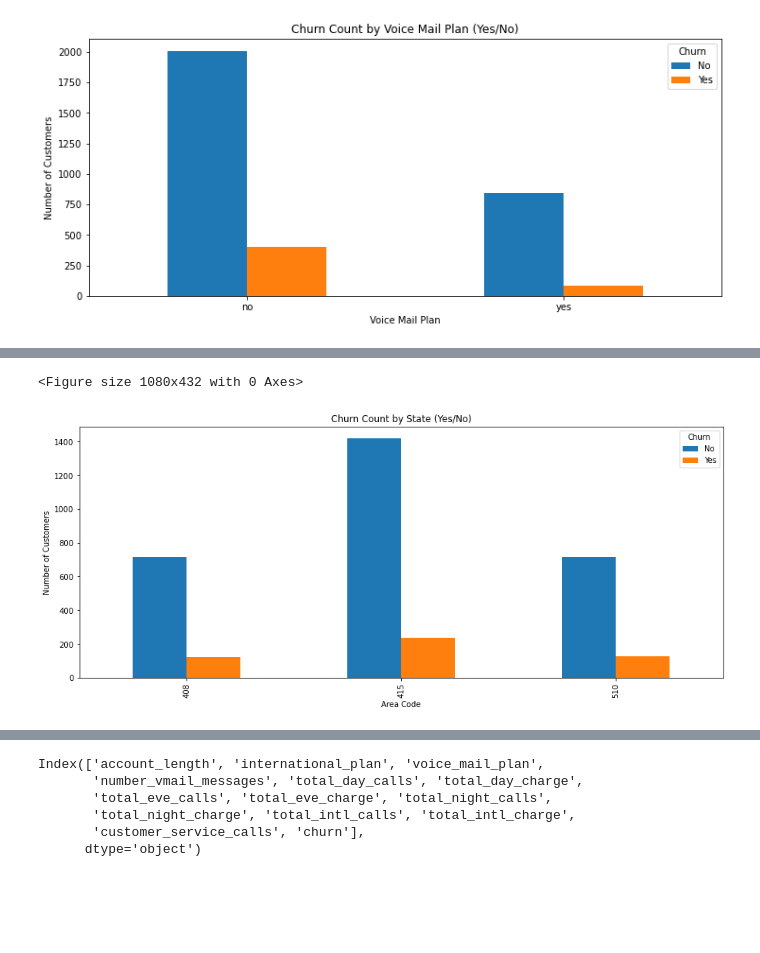
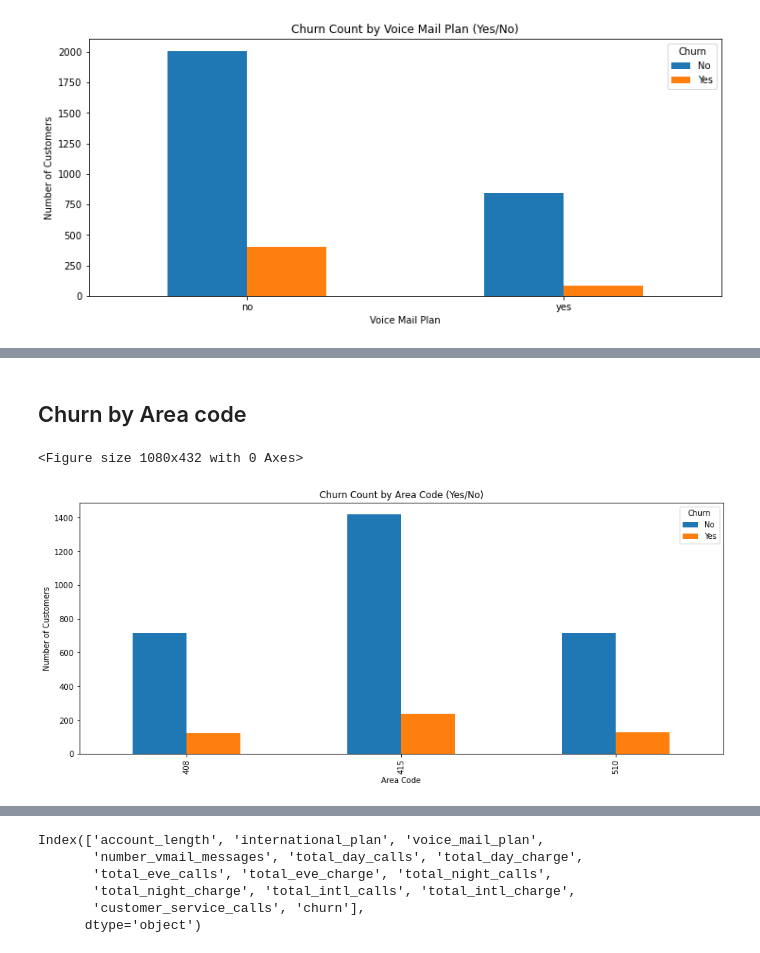
Before and after one commit to ianbett-hub/Phase-3-Project, a Jupyter notebook: dsc-phase-3-project.ipynb, the cells around one changed output, grey strips where cells are left out. Drawn from its saved outputs; the diff is of its cells as text; code cells hidden in the pictures; blank space fills up the shorter version.

```diff
--- a/dsc-phase-3-project.ipynb
+++ b/dsc-phase-3-project.ipynb
@@ -342,16 +354,18 @@ plt.show()
+# %% [markdown]
+## Churn by Area code
 # %%
 # Grouping by Area Code
 churn_by_area_code = df.groupby(['area_code', 'churn']).size().unstack()
 
 # Plot
 plt.figure(figsize=(15, 6))
 churn_by_area_code.plot(kind='bar', figsize=(15, 6))
 plt.xlabel("Area Code")
 plt.ylabel("Number of Customers")
-plt.title("Churn Count by State (Yes/No)")
+plt.title("Churn Count by Area Code (Yes/No)")
 plt.legend(title="Churn", labels=["No", "Yes"])
 plt.xticks(rotation=90)
 plt.show()
 # %% [output]
 <Figure size 1080x432 with 0 Axes>
-[figure, old version]
+[figure, new version]
```
Also changed, not shown: parts of 14 cells of this notebook.
